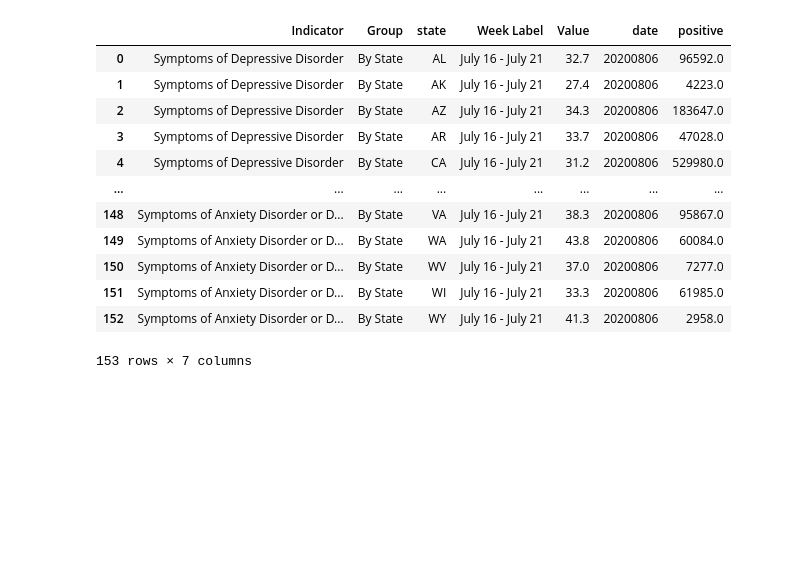
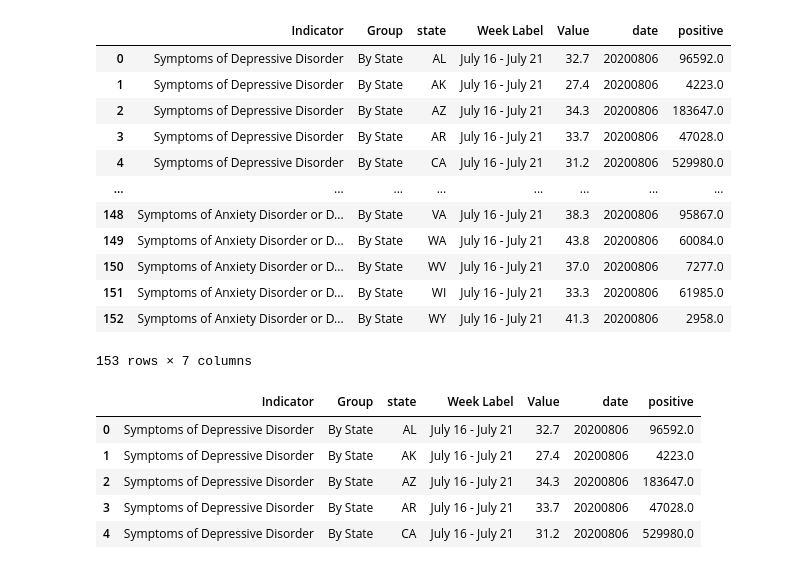
Before and after one commit to Kthomas09/GWU-Project-1, a Jupyter notebook: Final_data_linear_analysis.ipynb, the cells around one changed output. Saved outputs shown, nothing was run; the diff lists cells and outputs as text; code cells hidden in the pictures; blank space fills up the shorter version.

```diff
--- a/Final_data_linear_analysis.ipynb
+++ b/Final_data_linear_analysis.ipynb
@@ -215,3 +216,13 @@ merged_data
 | 151 | Symptoms of Anxiety Disorder or D... | By State | WI | July 16 - July 21 | 33.3 | 20200806 | 61985.0 |
 | 152 | Symptoms of Anxiety Disorder or D... | By State | WY | July 16 - July 21 | 41.3 | 20200806 | 2958.0 |
 153 rows × 7 columns
+# %%
+depressive_df=merged_data.loc[merged_data["Indicator"]=="Symptoms of Depressive Disorder"]
+depressive_df.head()
+# %% [output]
+|  | Indicator | Group | state | Week Label | Value | date | positive |
+| 0 | Symptoms of Depressive Disorder | By State | AL | July 16 - July 21 | 32.7 | 20200806 | 96592.0 |
+| 1 | Symptoms of Depressive Disorder | By State | AK | July 16 - July 21 | 27.4 | 20200806 | 4223.0 |
+| 2 | Symptoms of Depressive Disorder | By State | AZ | July 16 - July 21 | 34.3 | 20200806 | 183647.0 |
+| 3 | Symptoms of Depressive Disorder | By State | AR | July 16 - July 21 | 33.7 | 20200806 | 47028.0 |
+| 4 | Symptoms of Depressive Disorder | By State | CA | July 16 - July 21 | 31.2 | 20200806 | 529980.0 |
```
Also changed, not shown: parts of 6 cells of this notebook.
